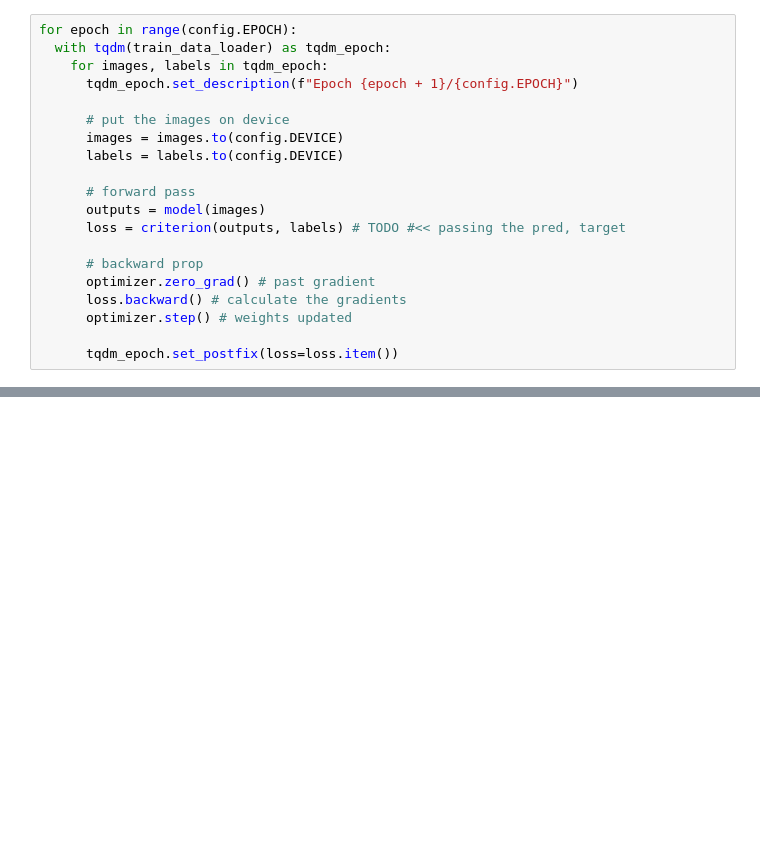
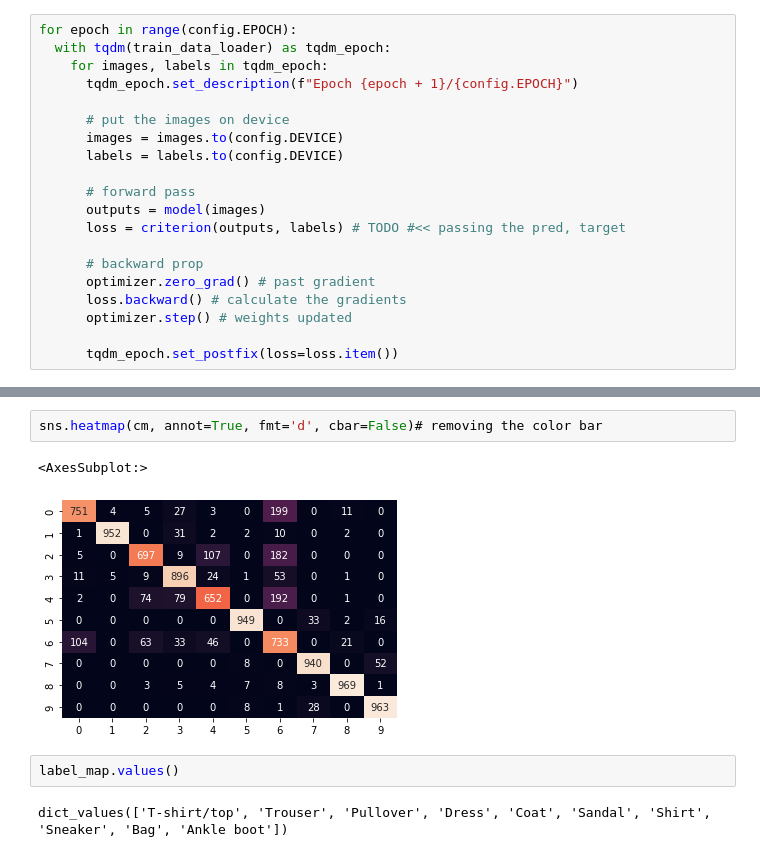
Before and after one commit to Neelesh-Jaiswal/Pytorch-CNN, a Jupyter notebook: notebook/Training Starts.ipynb, the cells around one changed output, grey strips where cells are left out. Drawn from its saved outputs; the diff is of its cells as text; blank space fills up the shorter version.

```diff
--- a/notebook/Training Starts.ipynb
+++ b/notebook/Training Starts.ipynb
@@ -198,0 +284,9 @@ for epoch in range(config.EPOCH):
+# %%
+sns.heatmap(cm, annot=True, fmt='d', cbar=False)# removing the color bar
+# %% [output]
+<AxesSubplot:>
+[figure, added]
+# %%
+label_map.values()
+# %% [output]
+dict_values(['T-shirt/top', 'Trouser', 'Pullover', 'Dress', 'Coat', 'Sandal', 'Shirt', 'Sneaker', 'Bag', 'Ankle boot'])
```
Also changed, not shown: parts of 29 cells of this notebook.
